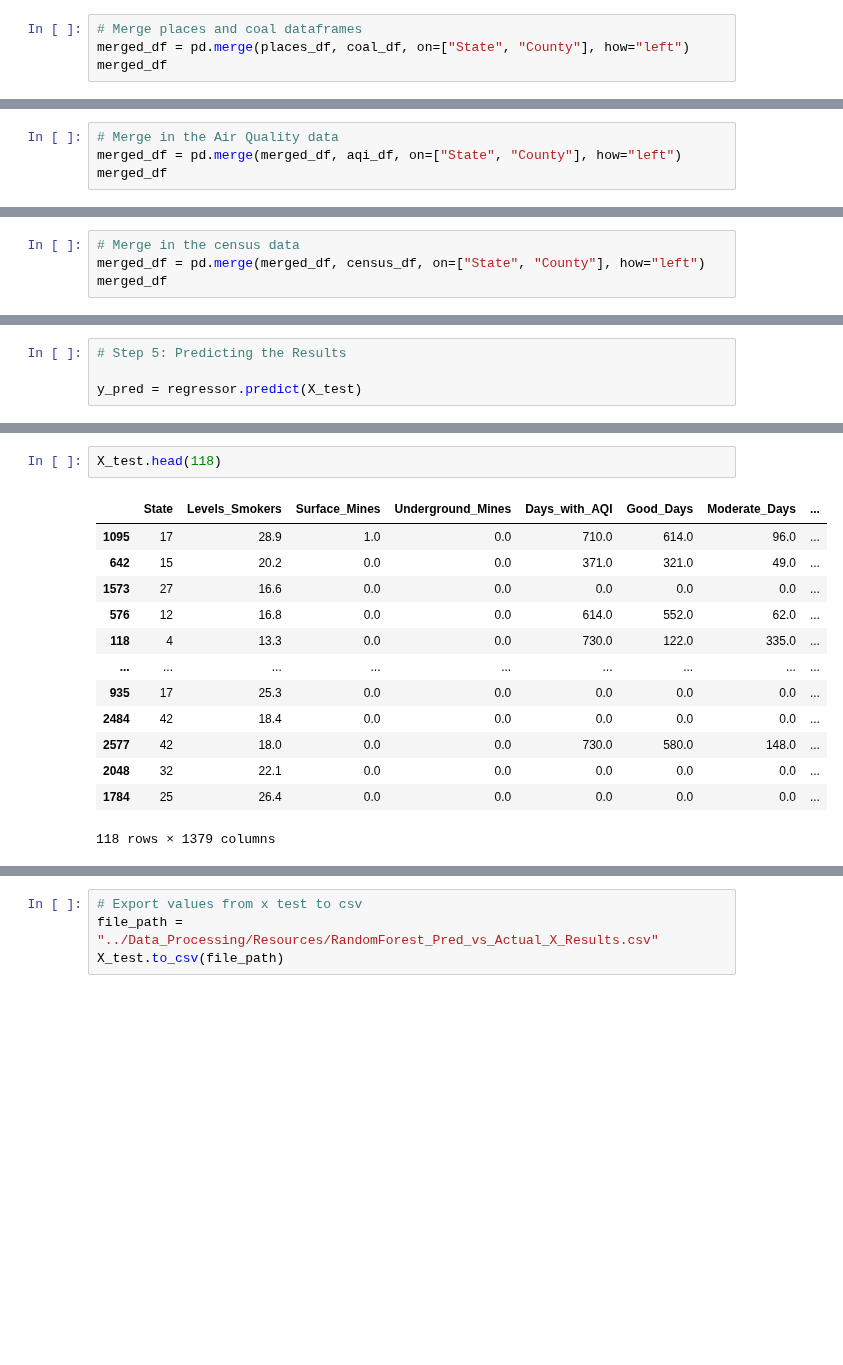
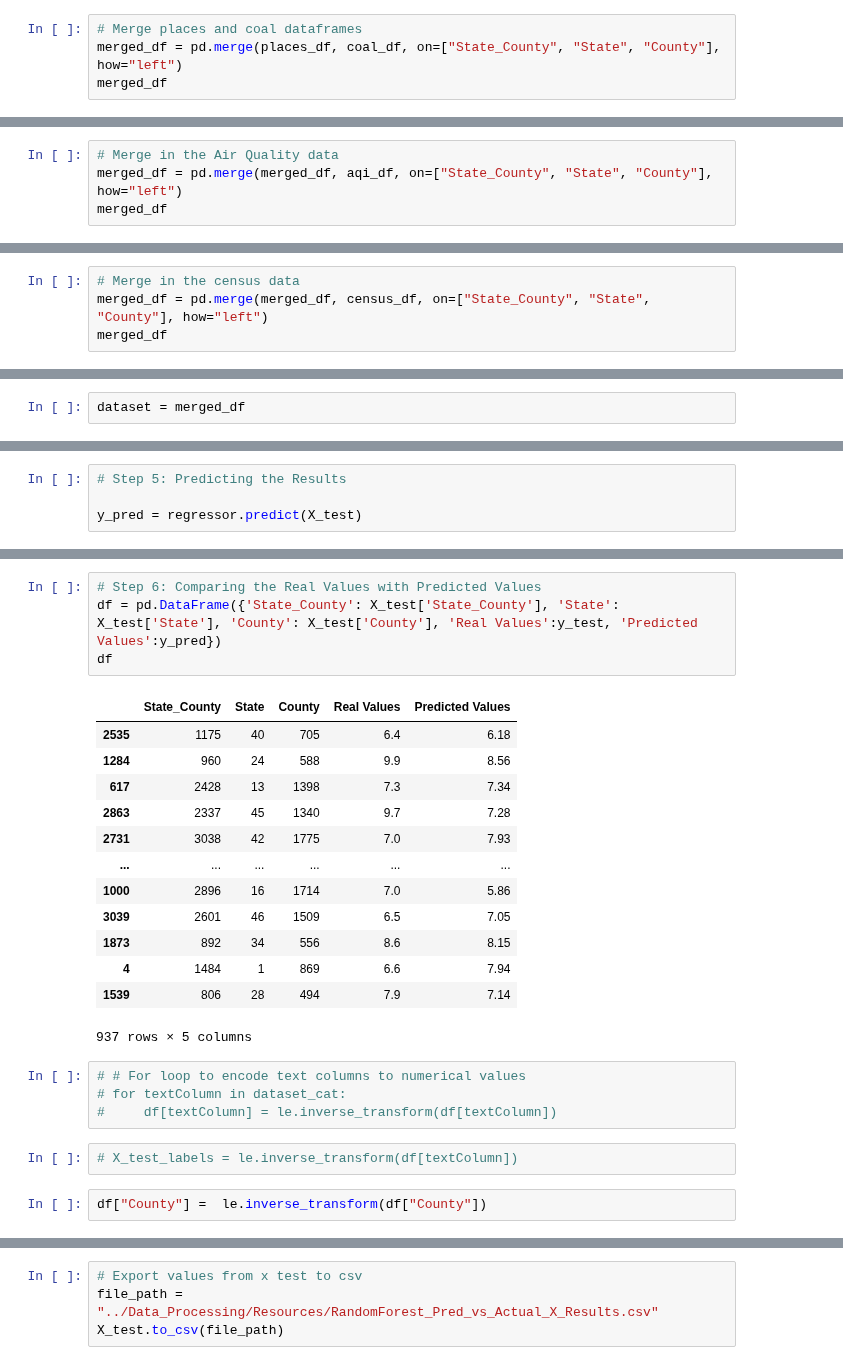
Before and after one commit to AvatarJoshi/copd_project, a Jupyter notebook: Machine_Learning/Random_Forest_Regression-Complex.ipynb, the cells around one changed output, grey strips where cells are left out. Cells and saved outputs as stored; diff of their text form; blank space fills up the shorter version.

Commit message:
Updated code to get correct data for ML eval analysis

```diff
--- a/Machine_Learning/Random_Forest_Regression-Complex.ipynb
+++ b/Machine_Learning/Random_Forest_Regression-Complex.ipynb
@@ -58,5 +58,5 @@ census_df.head()
 # %%
 # Merge places and coal dataframes
-merged_df = pd.merge(places_df, coal_df, on=["State", "County"], how="left")
+merged_df = pd.merge(places_df, coal_df, on=["State_County", "State", "County"], how="left")
 merged_df
 # %% [output]
@@ -76,5 +76,5 @@ merged_df
 # %%
 # Merge in the Air Quality data
-merged_df = pd.merge(merged_df, aqi_df, on=["State", "County"], how="left")
+merged_df = pd.merge(merged_df, aqi_df, on=["State_County", "State", "County"], how="left")
 merged_df
 # %% [output]
@@ -94,5 +94,5 @@ merged_df
 # %%
 # Merge in the census data
-merged_df = pd.merge(merged_df, census_df, on=["State", "County"], how="left")
+merged_df = pd.merge(merged_df, census_df, on=["State_County", "State", "County"], how="left")
 merged_df
 # %% [output]
@@ -172 +172,2 @@ dataset = merged_df.drop(["County"], axis=1)
 # %%
+dataset = merged_df
@@ -356,16 +355,26 @@ df.to_csv(file_path)
 # %%
-X_test.head(118)
+# Step 6: Comparing the Real Values with Predicted Values
+df = pd.DataFrame({'State_County': X_test['State_County'], 'State': X_test['State'], 'County': X_test['County'], 'Real Values':y_test, 'Predicted Values':y_pred})
+df
 # %% [output]
-|  | State | Levels_Smokers | Surface_Mines | Underground_Mines | Days_with_AQI | Good_Days | Moderate_Days | ... |
-| 1095 | 17 | 28.9 | 1.0 | 0.0 | 710.0 | 614.0 | 96.0 | ... |
-| 642 | 15 | 20.2 | 0.0 | 0.0 | 371.0 | 321.0 | 49.0 | ... |
-| 1573 | 27 | 16.6 | 0.0 | 0.0 | 0.0 | 0.0 | 0.0 | ... |
-| 576 | 12 | 16.8 | 0.0 | 0.0 | 614.0 | 552.0 | 62.0 | ... |
-| 118 | 4 | 13.3 | 0.0 | 0.0 | 730.0 | 122.0 | 335.0 | ... |
-| ... | ... | ... | ... | ... | ... | ... | ... | ... |
-| 935 | 17 | 25.3 | 0.0 | 0.0 | 0.0 | 0.0 | 0.0 | ... |
-| 2484 | 42 | 18.4 | 0.0 | 0.0 | 0.0 | 0.0 | 0.0 | ... |
-| 2577 | 42 | 18.0 | 0.0 | 0.0 | 730.0 | 580.0 | 148.0 | ... |
-| 2048 | 32 | 22.1 | 0.0 | 0.0 | 0.0 | 0.0 | 0.0 | ... |
-| 1784 | 25 | 26.4 | 0.0 | 0.0 | 0.0 | 0.0 | 0.0 | ... |
+|  | State_County | State | County | Real Values | Predicted Values |
+| 2535 | 1175 | 40 | 705 | 6.4 | 6.18 |
+| 1284 | 960 | 24 | 588 | 9.9 | 8.56 |
+| 617 | 2428 | 13 | 1398 | 7.3 | 7.34 |
+| 2863 | 2337 | 45 | 1340 | 9.7 | 7.28 |
+| 2731 | 3038 | 42 | 1775 | 7.0 | 7.93 |
+| ... | ... | ... | ... | ... | ... |
+| 1000 | 2896 | 16 | 1714 | 7.0 | 5.86 |
+| 3039 | 2601 | 46 | 1509 | 6.5 | 7.05 |
+| 1873 | 892 | 34 | 556 | 8.6 | 8.15 |
+| 4 | 1484 | 1 | 869 | 6.6 | 7.94 |
+| 1539 | 806 | 28 | 494 | 7.9 | 7.14 |
-118 rows × 1379 columns
+937 rows × 5 columns
+# %%
+# # For loop to encode text columns to numerical values
+# for textColumn in dataset_cat:
+#     df[textColumn] = le.inverse_transform(df[textColumn])
+# %%
+# X_test_labels = le.inverse_transform(df[textColumn])
+# %%
+df["County"] =  le.inverse_transform(df["County"])
```
Also changed, not shown: parts of 27 cells of this notebook, 3 other files.
